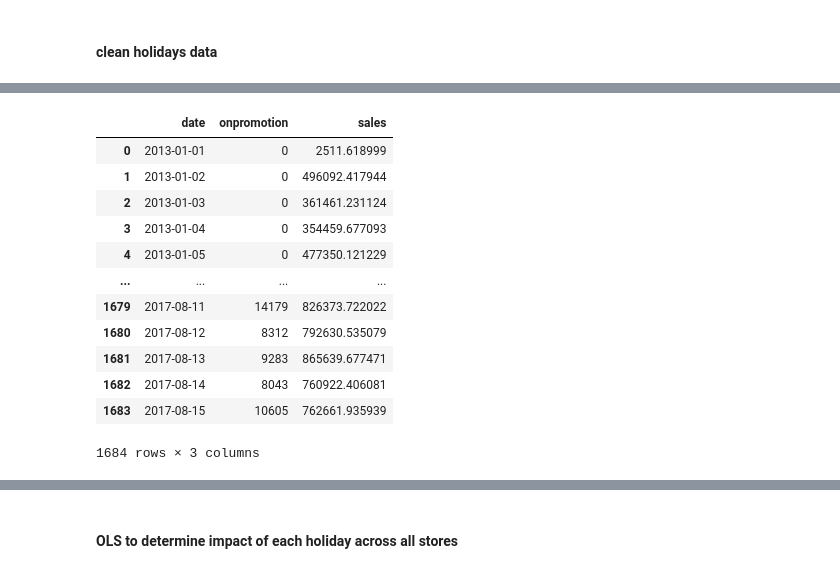
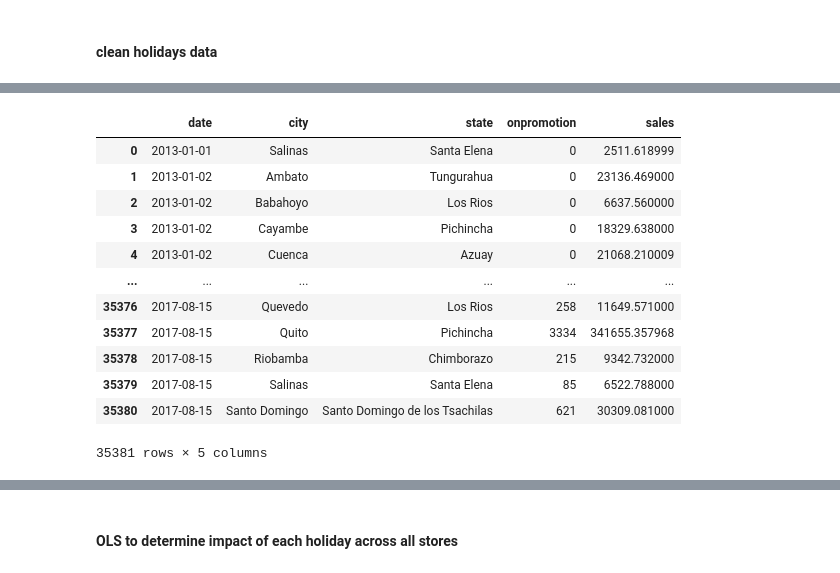
Before and after one commit to coryleroy1/Store-Sales, a Jupyter notebook: code/01_data_exploration_CL.ipynb, the cells around one changed output, grey strips where cells are left out. Drawn from its saved outputs; the diff is of its cells as text; code cells hidden in the pictures.

```diff
--- a/code/01_data_exploration_CL.ipynb
+++ b/code/01_data_exploration_CL.ipynb
@@ -196,11 +196,16 @@ first_sale_date_per_store
 | 51 | 52 | 2017-04-20 |
 | 52 | 53 | 2014-05-29 |
 | 53 | 54 | 2013-01-02 |
+# %%
+def train_to_store_merge(train, store):
+    df_train_store_merged = pd.merge(train, store, how='left', on='store_nbr')
+    return df_train_store_merged
 # %%
 df_train_min_date = pd.merge(df_train, first_sale_date_per_store, on='store_nbr')
 df_train_shortened = df_train_min_date[df_train_min_date['date_x'] >= df_train_min_date['date_y']]
 df_train_shortened = df_train_shortened.drop(['date_y'], axis=1)
 df_train_shortened.rename(columns={'date_x':'date'}, inplace=True)
+df_train_shortened = train_to_store_merge(df_train_shortened, df_stores)
 df_train_shortened
 # %% [output]
 |  | id | date | store_nbr | family | sales | onpromotion | day | day_of_week | day_name | month | ... |
@@ -412,18 +313,19 @@ unique_holis = df_holidays_real['description'].unique()
 # %%
 #sum up sales per day to analyze holidays
-df_train_summed_daily = df_train_shortened.groupby('date').agg({'onpromotion':'sum', 'sales':'sum'}).reset_index()
+#df_train_summed_daily = df_train_shortened.groupby(['date']).agg({'onpromotion':'sum', 'sales':'sum'}).reset_index()
+df_train_summed_daily = df_train_shortened.groupby(['date','city','state']).agg({'onpromotion':'sum', 'sales':'sum'}).reset_index()
 df_train_summed_daily
 # %% [output]
-|  | date | onpromotion | sales |
-| 0 | 2013-01-01 | 0 | 2511.618999 |
-| 1 | 2013-01-02 | 0 | 496092.417944 |
-| 2 | 2013-01-03 | 0 | 361461.231124 |
-| 3 | 2013-01-04 | 0 | 354459.677093 |
-| 4 | 2013-01-05 | 0 | 477350.121229 |
-| ... | ... | ... | ... |
-| 1679 | 2017-08-11 | 14179 | 826373.722022 |
-| 1680 | 2017-08-12 | 8312 | 792630.535079 |
-| 1681 | 2017-08-13 | 9283 | 865639.677471 |
-| 1682 | 2017-08-14 | 8043 | 760922.406081 |
-| 1683 | 2017-08-15 | 10605 | 762661.935939 |
+|  | date | city | state | onpromotion | sales |
+| 0 | 2013-01-01 | Salinas | Santa Elena | 0 | 2511.618999 |
+| 1 | 2013-01-02 | Ambato | Tungurahua | 0 | 23136.469000 |
+| 2 | 2013-01-02 | Babahoyo | Los Rios | 0 | 6637.560000 |
+| 3 | 2013-01-02 | Cayambe | Pichincha | 0 | 18329.638000 |
+| 4 | 2013-01-02 | Cuenca | Azuay | 0 | 21068.210009 |
+| ... | ... | ... | ... | ... | ... |
+| 35376 | 2017-08-15 | Quevedo | Los Rios | 258 | 11649.571000 |
+| 35377 | 2017-08-15 | Quito | Pichincha | 3334 | 341655.357968 |
+| 35378 | 2017-08-15 | Riobamba | Chimborazo | 215 | 9342.732000 |
+| 35379 | 2017-08-15 | Salinas | Santa Elena | 85 | 6522.788000 |
+| 35380 | 2017-08-15 | Santo Domingo | Santo Domingo de los Tsachilas | 621 | 30309.081000 |
-1684 rows × 3 columns
+35381 rows × 5 columns
```
Also changed, not shown: parts of 62 cells of this notebook.
